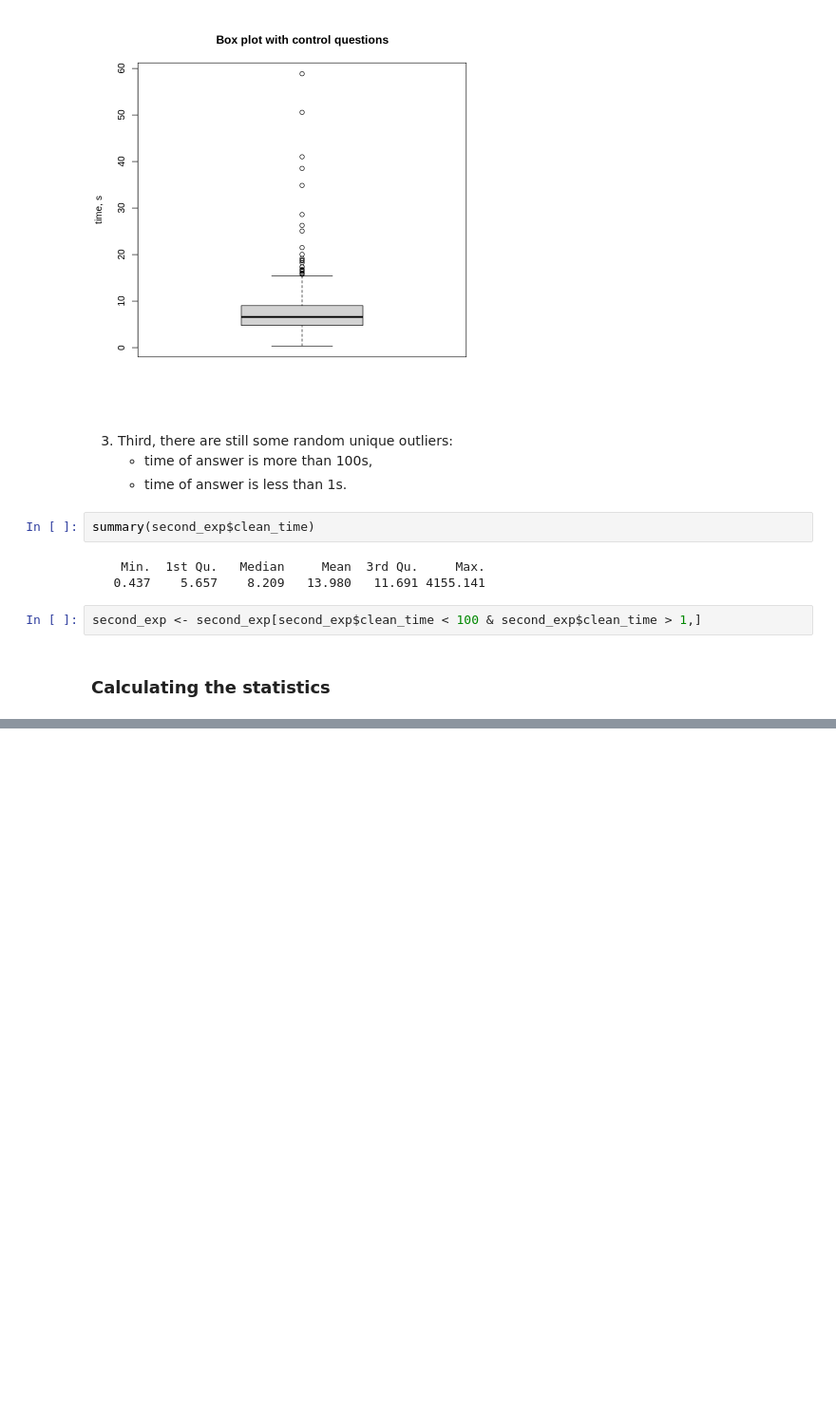
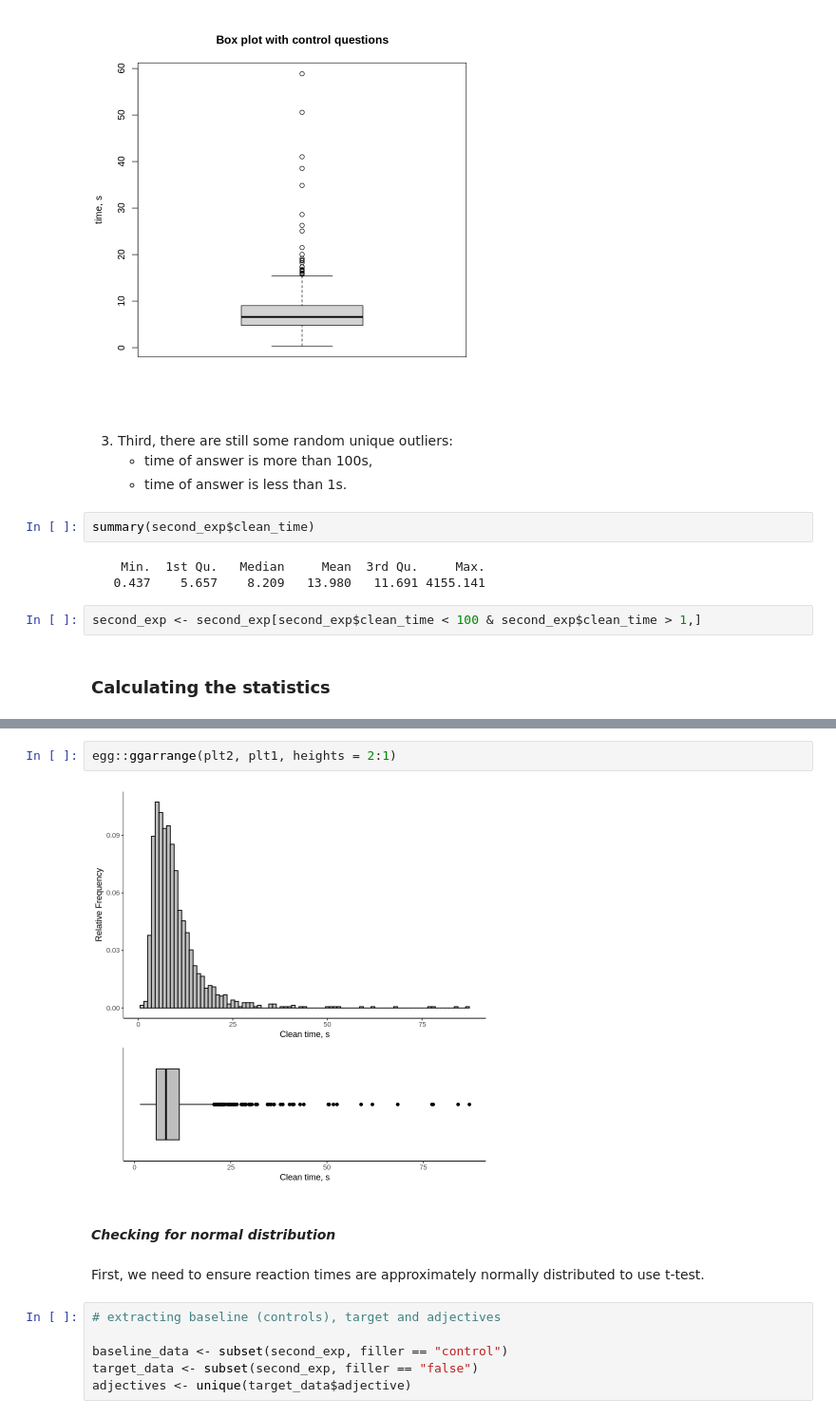
Before and after one commit to KatiaKozlova/stat-project, a Jupyter notebook: stat_project.ipynb, the cells around one changed output, grey strips where cells are left out. Shown: that part at 95% size. Saved outputs shown, nothing was run; the diff lists cells and outputs as text; blank space fills up the shorter version.

```diff
--- a/stat_project.ipynb
+++ b/stat_project.ipynb
@@ -272,0 +304,14 @@ boxplot(second_exp$clean_time,
+# %%
+egg::ggarrange(plt2, plt1, heights = 2:1)
+# %% [output]
+[figure, added]
+# %% [markdown]
+#### *Checking for normal distribution*
+# %% [markdown]
+First, we need to ensure reaction times are approximately normally distributed to use t-test.
+# %%
+# extracting baseline (controls), target and adjectives
+
+baseline_data <- subset(second_exp, filler == "control")
+target_data <- subset(second_exp, filler == "false")
+adjectives <- unique(target_data$adjective)
```
Also changed, not shown: parts of 25 cells of this notebook.
